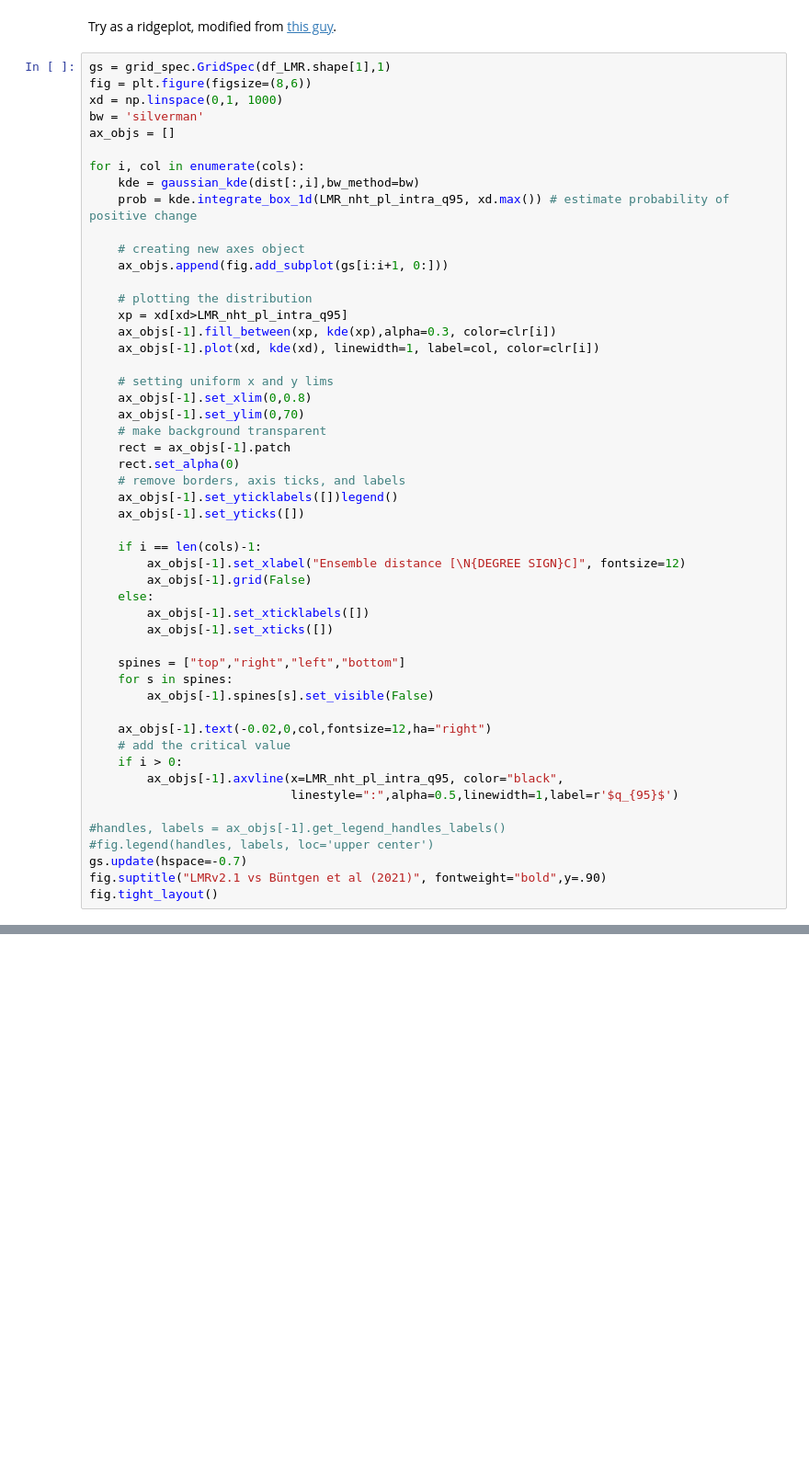
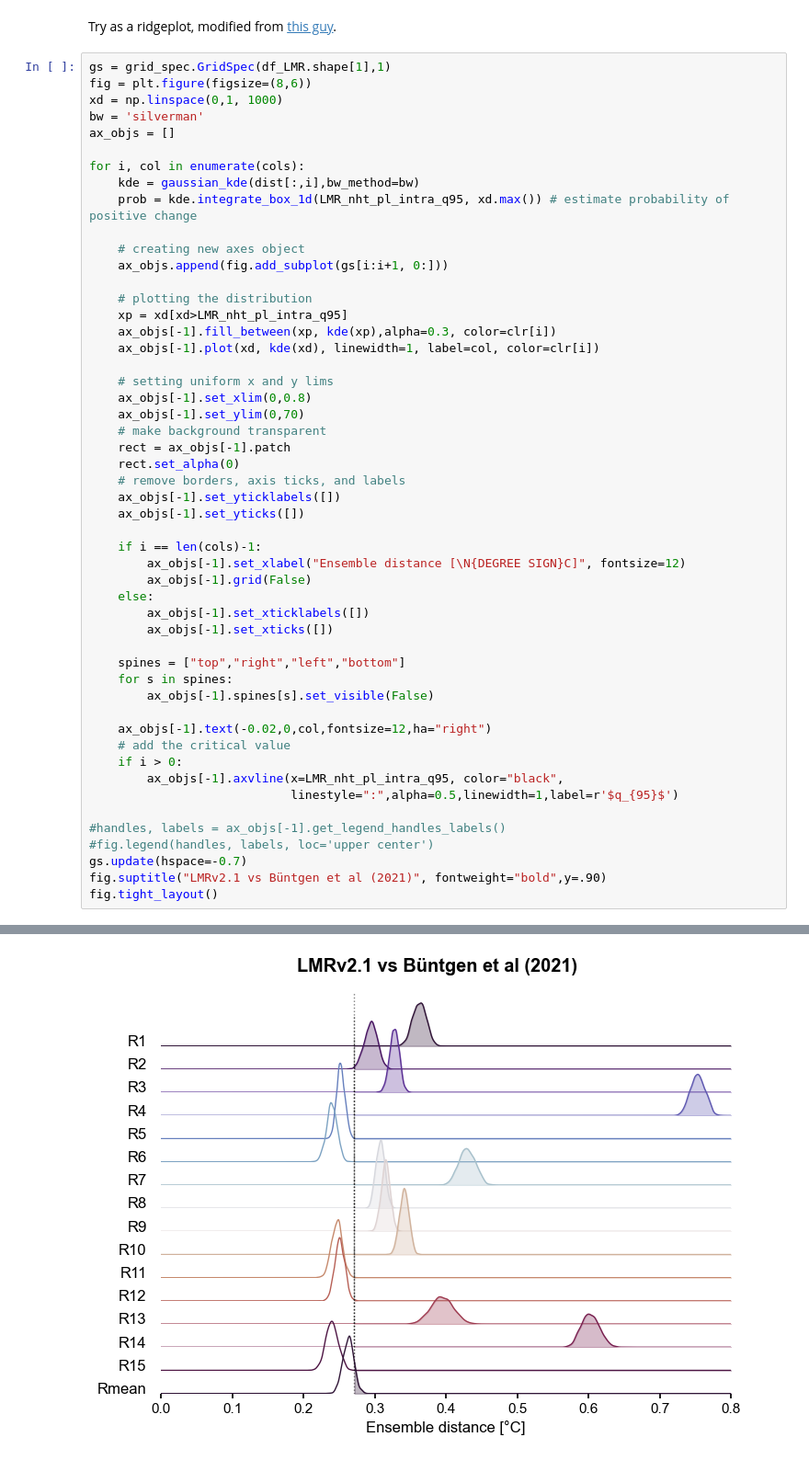
Before and after one commit to LinkedEarth/pens, a Jupyter notebook: docsrc/notebooks/compare_LMRvsB21.ipynb, the cells around one changed output, grey strips where cells are left out. Shown at 92% size. Drawn from its saved outputs; the diff is of its cells as text; blank space fills up the shorter version.

```diff
--- a/docsrc/notebooks/compare_LMRvsB21.ipynb
+++ b/docsrc/notebooks/compare_LMRvsB21.ipynb
@@ -186,7 +186,7 @@ for i, col in enumerate(cols):
     rect = ax_objs[-1].patch
     rect.set_alpha(0)
     # remove borders, axis ticks, and labels
-    ax_objs[-1].set_yticklabels([])legend()
+    ax_objs[-1].set_yticklabels([])
     ax_objs[-1].set_yticks([])
 
     if i == len(cols)-1:
@@ -215,0 +215 @@ type: invalid syntax (4014038969.py, line 26)
+[figure, added]
```
Also changed, not shown: parts of 12 cells of this notebook, 6 other files.
